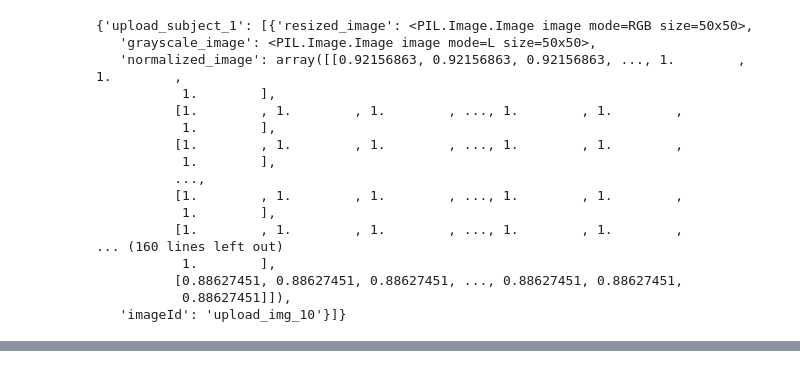
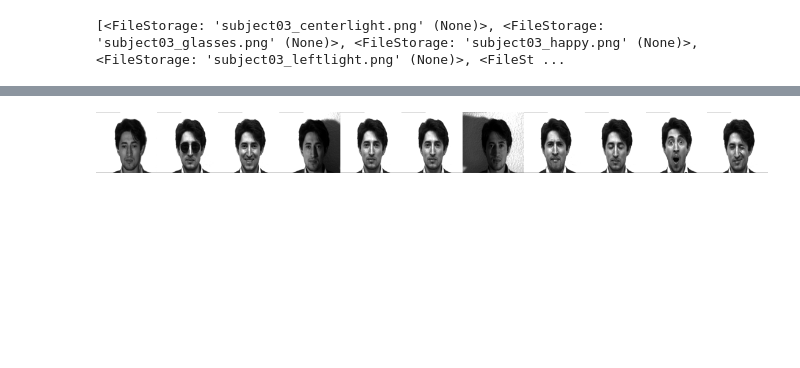
Before and after one commit to Deathvanos/Privacy_Preserving_Face_Recognition_Project, a Jupyter notebook: src/modules/GUI_notebook.ipynb, the cells around one changed output, grey strips where cells are left out. Drawn from its saved outputs; the diff is of its cells as text; code cells hidden in the pictures; blank space fills up the shorter version.

```diff
--- a/src/modules/GUI_notebook.ipynb
+++ b/src/modules/GUI_notebook.ipynb
@@ -22,8 +19,30 @@ def import_subject_images(ids):
             image_files.append(file_storage)
     return image_files
 
-# Import images
-img_list = import_subject_images(3)
+from PIL import Image
+from IPython.display import display
 
-# Print result
-img_list
+def display_images_side_by_side(images, background_color=(255, 255, 255)):
+    images = [img.convert('RGB') for img in images]
+    widths, heights = zip(*(i.size for i in images))
+    total_width = sum(widths)
+    max_height = max(heights)
+    new_im = Image.new('RGB', (total_width, max_height), background_color)
+    x_offset = 0
+    for im in images:
+        new_im.paste(im, (x_offset, 0))
+        x_offset += im.width
+    display(new_im)
+
+from PIL import Image
+import base64
+import io
+import base64
+from io import BytesIO
+from PIL import Image
+import time
+
+def base64_to_pil(b64_string):
+    image_data = base64.b64decode(b64_string)
+    image = Image.open(io.BytesIO(image_data))
+    return image
@@ -42,8 +49,13 @@ img_list
 # %%
+# Import images
+img_list = import_subject_images(3)
+# Print result
+print(img_list)
+
 # ---------------------------------------
 # Étape 1 : Preprocessing (Simplifiée)
 # ---------------------------------------
-image_size = (50, 50)
+image_size = (100, 100)
 res1, image_size = run_preprocessing(filestorage_list=img_list, image_size_override=image_size)
 
 # IMG IMPORT ENDING: Realise images in storage ###
@@ -52,5 +64,8 @@ for img_in_storage in img_list: ##################
 ##################################################
 
 # Print result
-res1
+images = res1[list(res1.keys())[0]]
+images = [img['normalized_image'] for img in images]
+images = numpy_image_to_pillow(images, image_size, True)
+display_images_side_by_side(images)
 # %% [output]
@@ -60,17 +74 @@ res1
-{'upload_subject_1': [{'resized_image': <PIL.Image.Image image mode=RGB size=50x50>,
-   'grayscale_image': <PIL.Image.Image image mode=L size=50x50>,
-   'normalized_image': array([[0.92156863, 0.92156863, 0.92156863, ..., 1.        , 1.        ,
-           1.        ],
-          [1.        , 1.        , 1.        , ..., 1.        , 1.        ,
-           1.        ],
-          [1.        , 1.        , 1.        , ..., 1.        , 1.        ,
-           1.        ],
-          ...,
-          [1.        , 1.        , 1.        , ..., 1.        , 1.        ,
-           1.        ],
-          [1.        , 1.        , 1.        , ..., 1.        , 1.        ,
-... (160 lines left out)
-           1.        ],
-          [0.88627451, 0.88627451, 0.88627451, ..., 0.88627451, 0.88627451,
-           0.88627451]]),
-   'imageId': 'upload_img_10'}]}
+[<FileStorage: 'subject03_centerlight.png' (None)>, <FileStorage: 'subject03_glasses.png' (None)>, <FileStorage: 'subject03_happy.png' (None)>, <FileStorage: 'subject03_leftlight.png' (None)>, <FileSt ...
@@ -77 +76,2 @@ res1
+[figure, added]
 # %%
```
Also changed, not shown: parts of 7 cells of this notebook, 1 other file.
